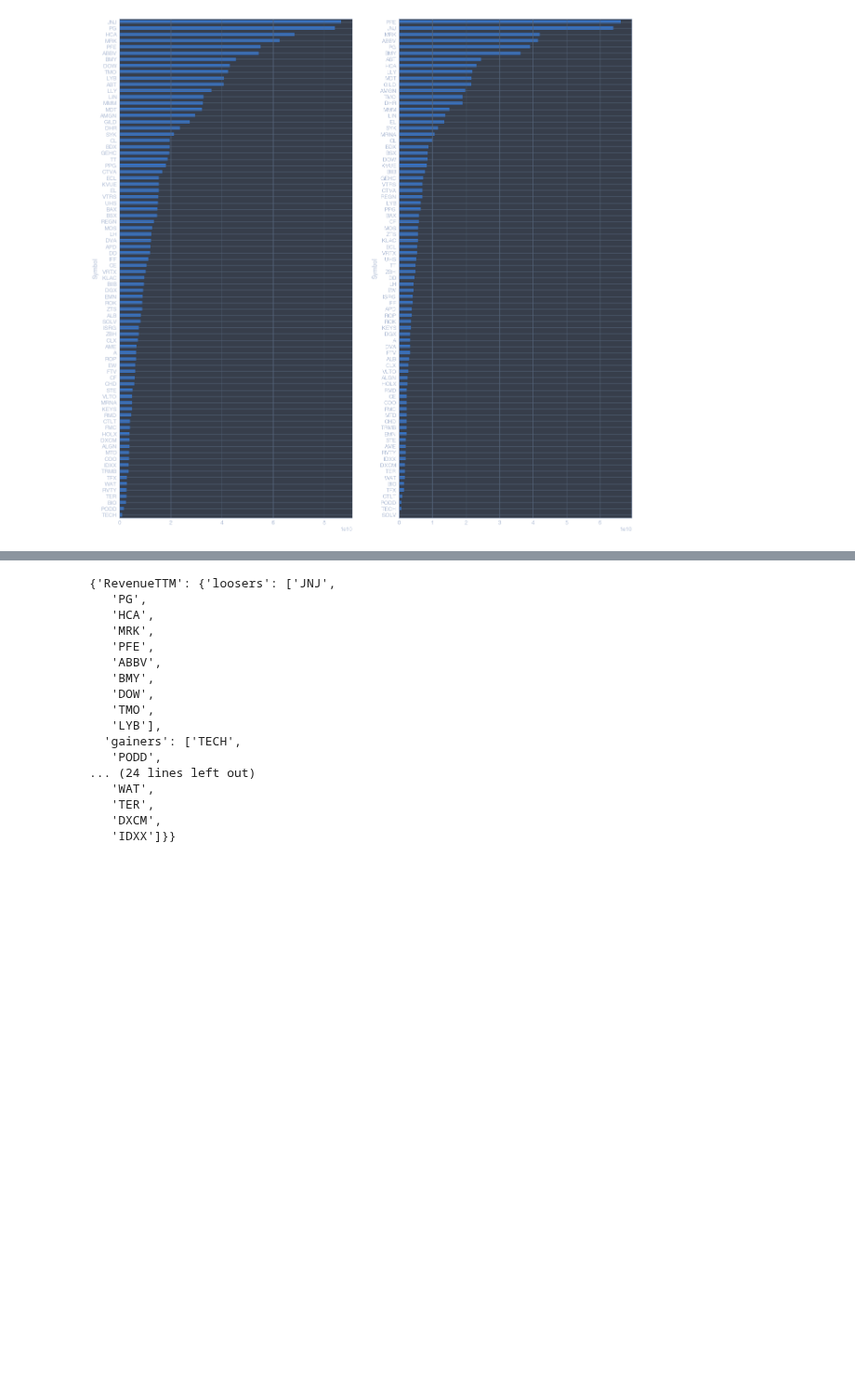
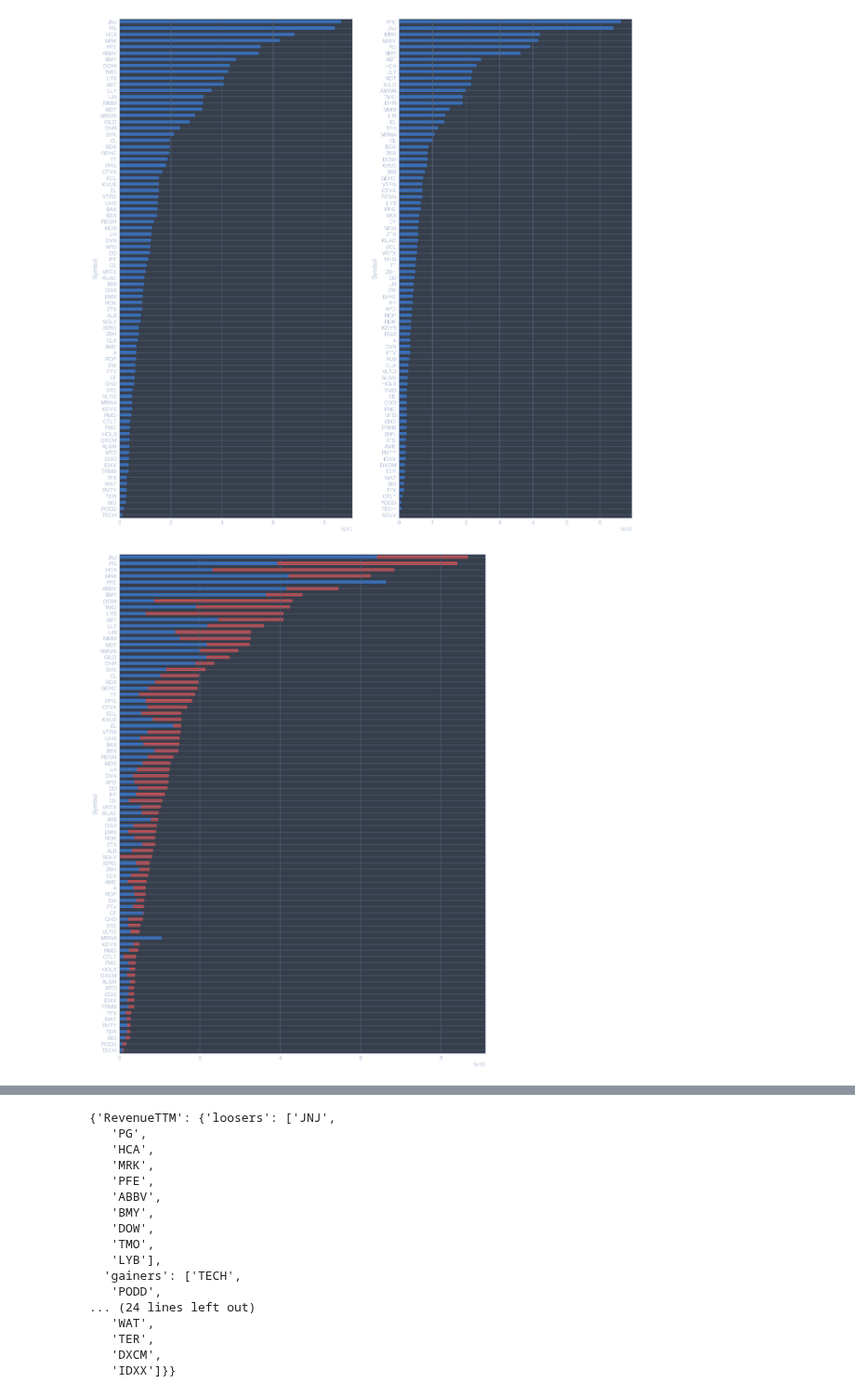
Before and after one commit to fadeeva/stock_market_research, a Jupyter notebook: Portfolio/Search_Review/Sectors_review/LIFE_SCIENCES.ipynb, the cells around one changed output, grey strips where cells are left out. Shown at 93% size. Saved outputs shown, nothing was run; the diff lists cells and outputs as text; code cells hidden in the pictures; blank space fills up the shorter version.

Commit message:
gross income and revenue

```diff
--- a/Portfolio/Search_Review/Sectors_review/LIFE_SCIENCES.ipynb
+++ b/Portfolio/Search_Review/Sectors_review/LIFE_SCIENCES.ipynb
@@ -279,3 +279,10 @@ lf.sort_values('RevenueTTM', ascending=False)['RevenueTTM'].plot(kind='barh', ax
 lf.sort_values('GrossProfitTTM', ascending=False)['GrossProfitTTM'].plot(kind='barh', ax=axs[1]).invert_yaxis()
 # %% [output]
 [figure]
+# %%
+fig, ax = plt.subplots(1, figsize=(15, 21))
+
+lf.sort_values('RevenueTTM', ascending=False)['RevenueTTM'].plot(kind='barh', ax=ax, color='r').invert_yaxis()
+lf.sort_values('RevenueTTM', ascending=False)['GrossProfitTTM'].plot(kind='barh', ax=ax).invert_yaxis()
+# %% [output]
+[figure, added]
```
Also changed, not shown: parts of 5 cells of this notebook.
